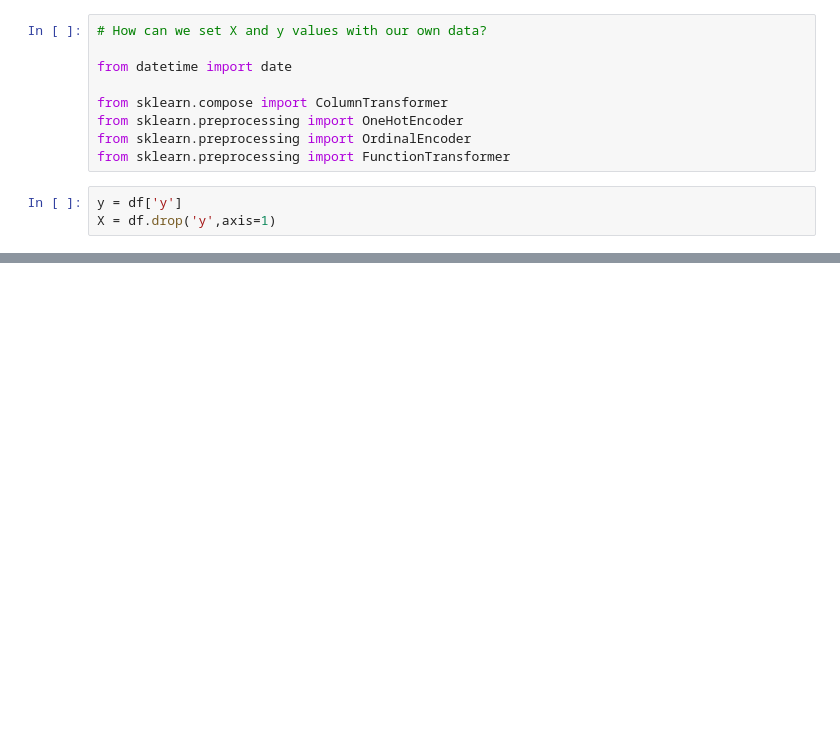
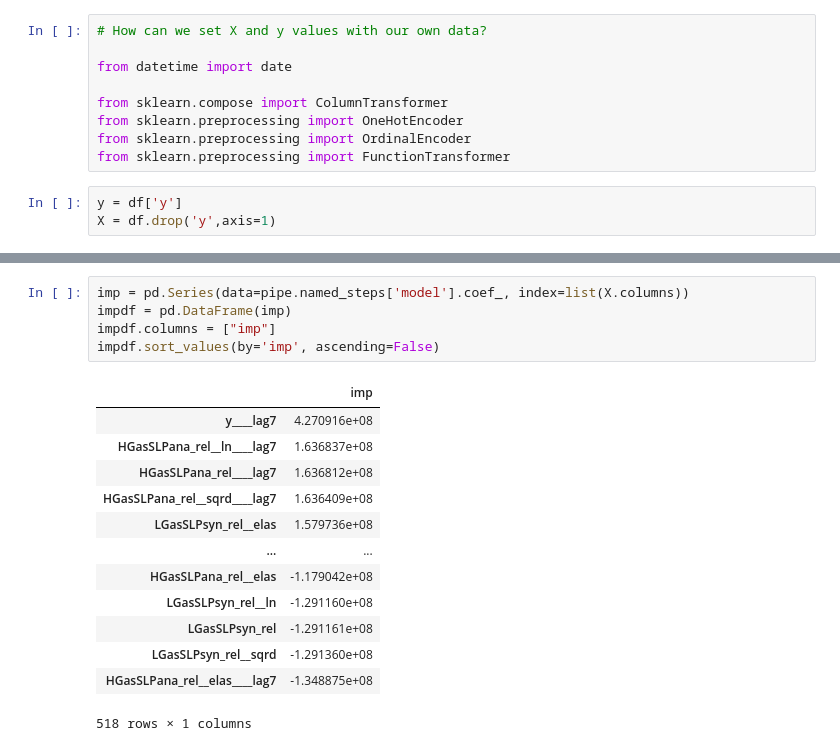
Before and after one commit to jfsalzmann/gasprices, a Jupyter notebook: learning/midterm_fixed_simple.ipynb, the cells around one changed output, grey strips where cells are left out. Cells and saved outputs as stored; diff of their text form; blank space fills up the shorter version.

```diff
--- a/learning/midterm_fixed_simple.ipynb
+++ b/learning/midterm_fixed_simple.ipynb
@@ -129,0 +127,19 @@ R squared: 0.9473149585150048
+# %%
+imp = pd.Series(data=pipe.named_steps['model'].coef_, index=list(X.columns))
+impdf = pd.DataFrame(imp)
+impdf.columns = ["imp"]
+impdf.sort_values(by='imp', ascending=False)
+# %% [output]
+|  | imp |
+| y____lag7 | 4.270916e+08 |
+| HGasSLPana_rel__ln____lag7 | 1.636837e+08 |
+| HGasSLPana_rel____lag7 | 1.636812e+08 |
+| HGasSLPana_rel__sqrd____lag7 | 1.636409e+08 |
+| LGasSLPsyn_rel__elas | 1.579736e+08 |
+| ... | ... |
+| HGasSLPana_rel__elas | -1.179042e+08 |
+| LGasSLPsyn_rel__ln | -1.291160e+08 |
+| LGasSLPsyn_rel | -1.291161e+08 |
+| LGasSLPsyn_rel__sqrd | -1.291360e+08 |
+| HGasSLPana_rel__elas____lag7 | -1.348875e+08 |
+518 rows × 1 columns
```
Also changed, not shown: parts of 7 cells of this notebook.
